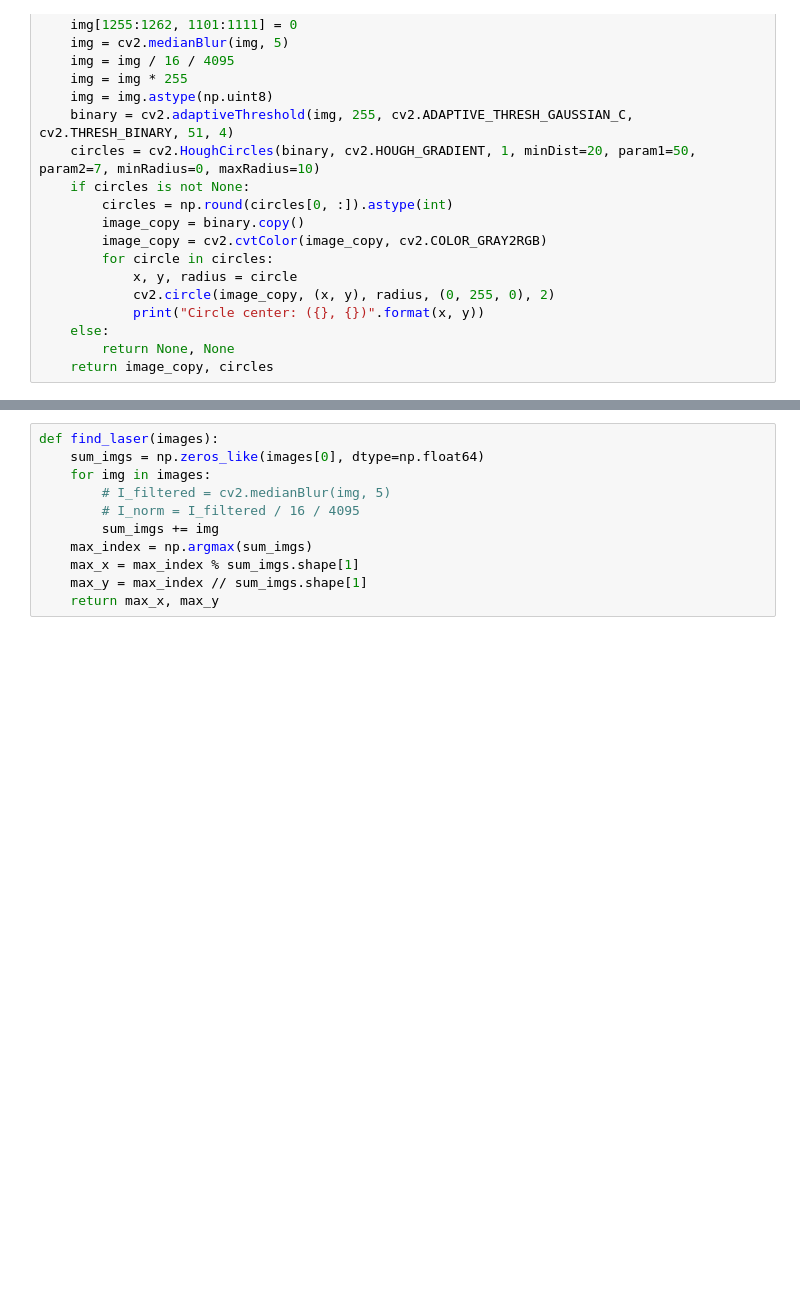
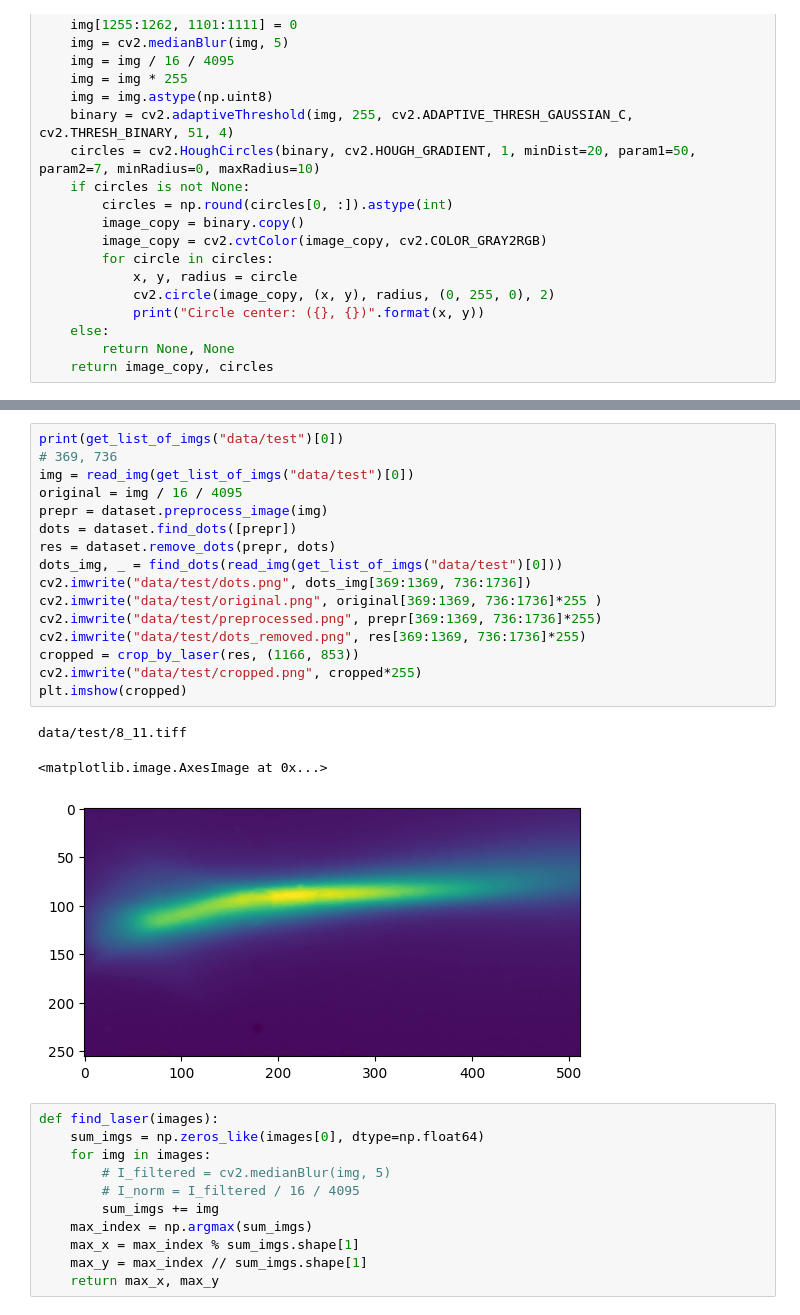
Before and after one commit to Jechmate/diffAE-elibeams, a Jupyter notebook: laser.ipynb, the cells around one changed output, grey strips where cells are left out. Drawn from its saved outputs; the diff is of its cells as text; blank space fills up the shorter version.

```diff
--- a/laser.ipynb
+++ b/laser.ipynb
@@ -66,3 +84,23 @@ Circle center: (1208, 820)
+# %%
+print(get_list_of_imgs("data/test")[0])
+# 369, 736
+img = read_img(get_list_of_imgs("data/test")[0])
+original = img / 16 / 4095
+prepr = dataset.preprocess_image(img)
+dots = dataset.find_dots([prepr])
+res = dataset.remove_dots(prepr, dots)
+dots_img, _ = find_dots(read_img(get_list_of_imgs("data/test")[0]))
+cv2.imwrite("data/test/dots.png", dots_img[369:1369, 736:1736])
+cv2.imwrite("data/test/original.png", original[369:1369, 736:1736]*255 )
+cv2.imwrite("data/test/preprocessed.png", prepr[369:1369, 736:1736]*255)
+cv2.imwrite("data/test/dots_removed.png", res[369:1369, 736:1736]*255)
+cropped = crop_by_laser(res, (1166, 853))
+cv2.imwrite("data/test/cropped.png", cropped*255)
+plt.imshow(cropped)
+# %% [output]
+data/test/8_11.tiff
+<matplotlib.image.AxesImage at 0x...>
+[figure, added]
 # %%
 def find_laser(images):
     sum_imgs = np.zeros_like(images[0], dtype=np.float64)
```
Also changed, not shown: parts of 3 cells of this notebook, 8 other files.
